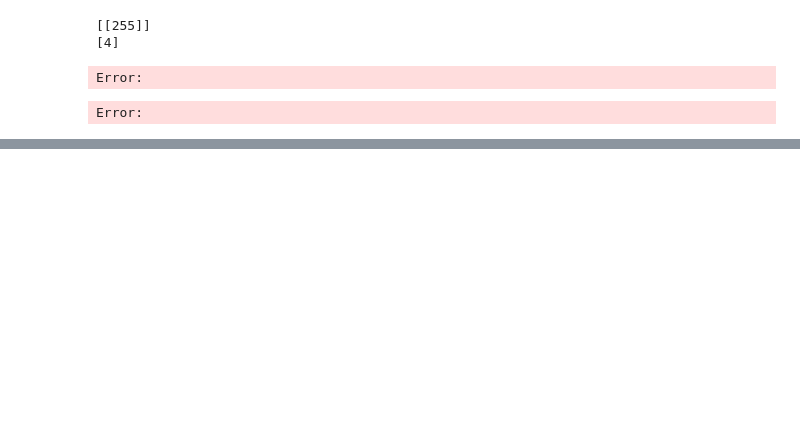
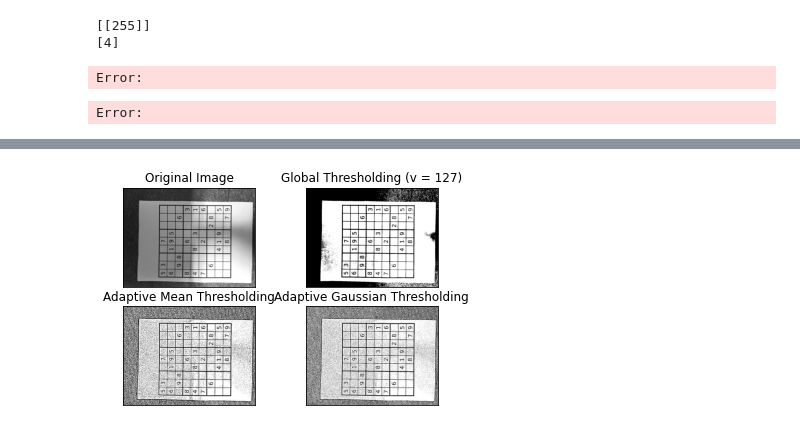
Before and after one commit to dwq0048/it2020, a Jupyter notebook: chap_13_2.ipynb, the cells around one changed output, grey strips where cells are left out. Saved outputs shown, nothing was run; the diff lists cells and outputs as text; code cells hidden in the pictures; blank space fills up the shorter version.

```diff
--- a/chap_13_2.ipynb
+++ b/chap_13_2.ipynb
@@ -66,0 +168,20 @@ cv2.destroyAllWindows()
+# %%
+import cv2
+import numpy as np
+from matplotlib import pyplot as plt
+
+img = cv2.imread('1.jpg',0)
+img = cv2.medianBlur(img,5)
+ret,th1 = cv2.threshold(img,127,255,cv2.THRESH_BINARY)
+th2 = cv2.adaptiveThreshold(img,255,cv2.ADAPTIVE_THRESH_MEAN_C,cv2.THRESH_BINARY,11,2)
+th3 = cv2.adaptiveThreshold(img,255,cv2.ADAPTIVE_THRESH_GAUSSIAN_C,cv2.THRESH_BINARY,11,2)
+titles = ['Original Image', 'Global Thresholding (v = 127)', 'Adaptive Mean Thresholding', 'Adaptive Gaussian Thresholding']
+images = [img, th1, th2, th3]
+
+for i in range(4):
+    plt.subplot(2,2,i+1),plt.imshow(images[i],'gray')
+    plt.title(titles[i])
+    plt.xticks([]),plt.yticks([])
+plt.show()
+# %% [output]
+[figure, added]
```
Also changed, not shown: parts of 7 cells of this notebook.
